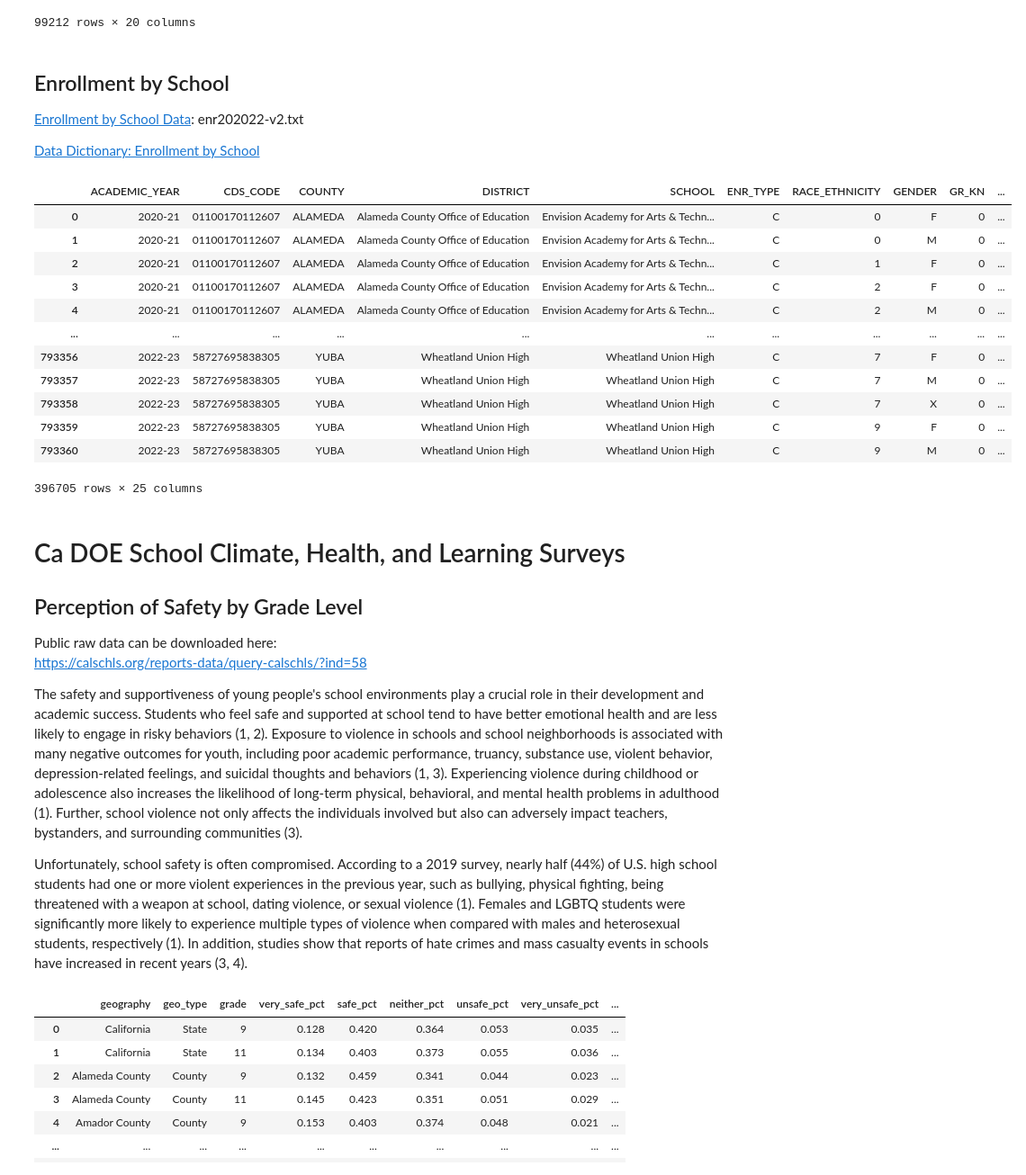
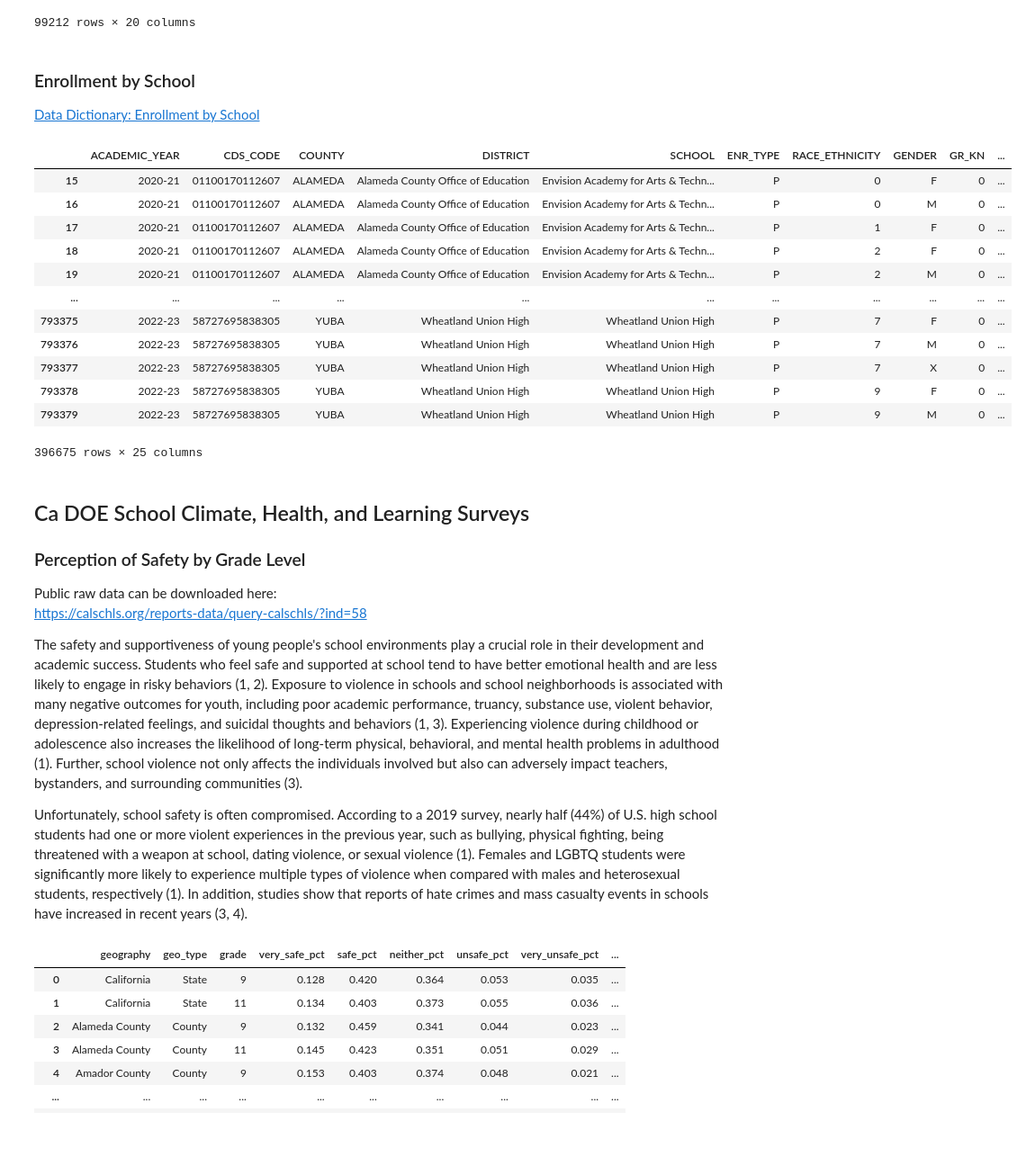
Before and after one commit to junclemente/ads599-capstone_project, a Jupyter notebook: library/00_data_collection.ipynb, the cells around one changed output. Shown at 90% size. Drawn from its saved outputs; the diff is of its cells as text; code cells hidden in the pictures; blank space fills up the shorter version.

```diff
--- a/library/00_data_collection.ipynb
+++ b/library/00_data_collection.ipynb
@@ -382,37 +388,35 @@ df_staff_xp
 | 360900 | 2021-22 | S | 58 | 10587 | 0000000 | Yuba | Yuba County Office of Education | ... |
 99212 rows × 20 columns
 # %% [markdown]
-## Enrollment by School
-
-[Enrollment by School Data](https://www.cde.ca.gov/ds/ad/fileshistenr8122.asp): enr202022-v2.txt
+### Enrollment by School
 
 [Data Dictionary: Enrollment by School](https://www.cde.ca.gov/ds/ad/fsenrps.asp)
 # %%
 df_raw = load_cde_txt(cde / "enr202022-v2.txt")
 
-df_enroll = df_raw[df_raw["ENR_TYPE"] == "C"]
+df_enroll = df_raw[df_raw["ENR_TYPE"] == "P"]
 
 df_enroll.to_pickle(raw_pickle / "raw_school_enroll.pkl")
 
 df_enroll
 # %% [output]
 |  | ACADEMIC_YEAR | CDS_CODE | COUNTY | DISTRICT | SCHOOL | ENR_TYPE | RACE_ETHNICITY | GENDER | GR_KN | ... |
-| 0 | 2020-21 | 01100170112607 | ALAMEDA | Alameda County Office of Education | Envision Academy for Arts & Techn... | C | 0 | F | 0 | ... |
-| 1 | 2020-21 | 01100170112607 | ALAMEDA | Alameda County Office of Education | Envision Academy for Arts & Techn... | C | 0 | M | 0 | ... |
-| 2 | 2020-21 | 01100170112607 | ALAMEDA | Alameda County Office of Education | Envision Academy for Arts & Techn... | C | 1 | F | 0 | ... |
-| 3 | 2020-21 | 01100170112607 | ALAMEDA | Alameda County Office of Education | Envision Academy for Arts & Techn... | C | 2 | F | 0 | ... |
-| 4 | 2020-21 | 01100170112607 | ALAMEDA | Alameda County Office of Education | Envision Academy for Arts & Techn... | C | 2 | M | 0 | ... |
+| 15 | 2020-21 | 01100170112607 | ALAMEDA | Alameda County Office of Education | Envision Academy for Arts & Techn... | P | 0 | F | 0 | ... |
+| 16 | 2020-21 | 01100170112607 | ALAMEDA | Alameda County Office of Education | Envision Academy for Arts & Techn... | P | 0 | M | 0 | ... |
+| 17 | 2020-21 | 01100170112607 | ALAMEDA | Alameda County Office of Education | Envision Academy for Arts & Techn... | P | 1 | F | 0 | ... |
+| 18 | 2020-21 | 01100170112607 | ALAMEDA | Alameda County Office of Education | Envision Academy for Arts & Techn... | P | 2 | F | 0 | ... |
+| 19 | 2020-21 | 01100170112607 | ALAMEDA | Alameda County Office of Education | Envision Academy for Arts & Techn... | P | 2 | M | 0 | ... |
 | ... | ... | ... | ... | ... | ... | ... | ... | ... | ... | ... |
-| 793356 | 2022-23 | 58727695838305 | YUBA | Wheatland Union High | Wheatland Union High | C | 7 | F | 0 | ... |
-| 793357 | 2022-23 | 58727695838305 | YUBA | Wheatland Union High | Wheatland Union High | C | 7 | M | 0 | ... |
-| 793358 | 2022-23 | 58727695838305 | YUBA | Wheatland Union High | Wheatland Union High | C | 7 | X | 0 | ... |
-| 793359 | 2022-23 | 58727695838305 | YUBA | Wheatland Union High | Wheatland Union High | C | 9 | F | 0 | ... |
-| 793360 | 2022-23 | 58727695838305 | YUBA | Wheatland Union High | Wheatland Union High | C | 9 | M | 0 | ... |
+| 793375 | 2022-23 | 58727695838305 | YUBA | Wheatland Union High | Wheatland Union High | P | 7 | F | 0 | ... |
+| 793376 | 2022-23 | 58727695838305 | YUBA | Wheatland Union High | Wheatland Union High | P | 7 | M | 0 | ... |
+| 793377 | 2022-23 | 58727695838305 | YUBA | Wheatland Union High | Wheatland Union High | P | 7 | X | 0 | ... |
+| 793378 | 2022-23 | 58727695838305 | YUBA | Wheatland Union High | Wheatland Union High | P | 9 | F | 0 | ... |
+| 793379 | 2022-23 | 58727695838305 | YUBA | Wheatland Union High | Wheatland Union High | P | 9 | M | 0 | ... |
-396705 rows × 25 columns
+396675 rows × 25 columns
 # %% [markdown]
-# Ca DOE School Climate, Health, and Learning Surveys
+## Ca DOE School Climate, Health, and Learning Surveys
 
-## Perception of Safety by Grade Level
+### Perception of Safety by Grade Level
 
 Public raw data can be downloaded here:
 [https://calschls.org/reports-data/query-calschls/?ind=58](https://calschls.org/reports-data/query-calschls/?ind=58)
```
Also changed, not shown: parts of 12 cells of this notebook, 6 other files.
